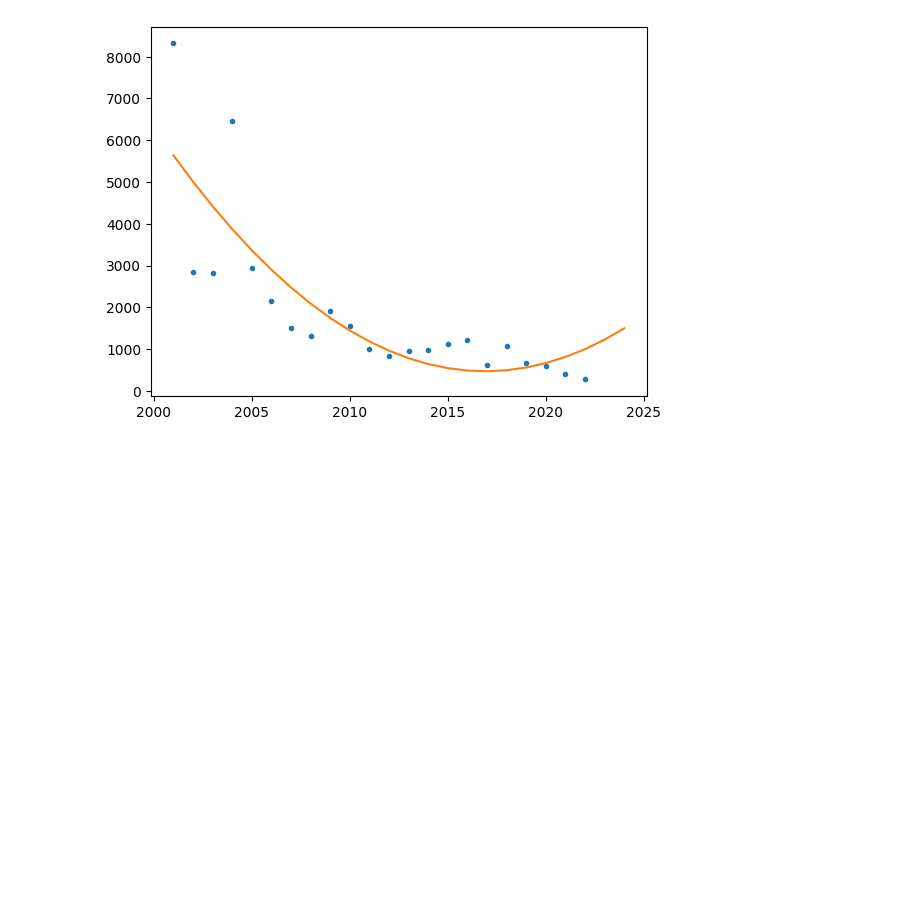
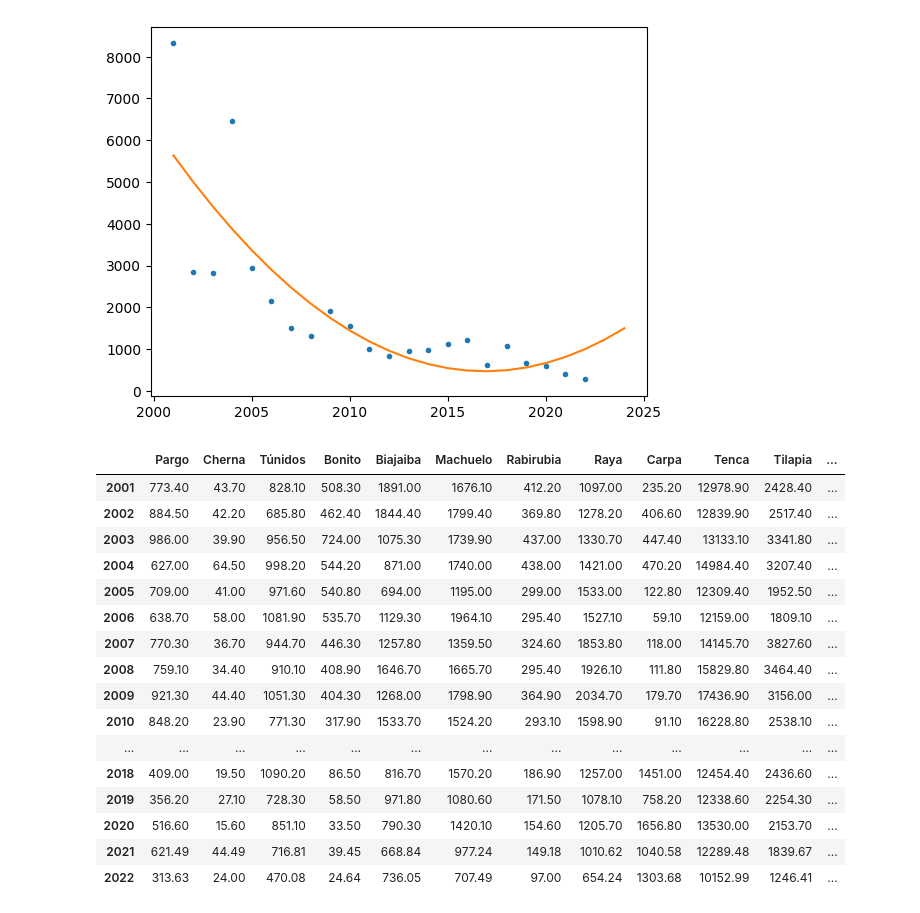
Before and after one commit to ALbertE03/data_product, a Jupyter notebook: predict.ipynb, the cells around one changed output. Drawn from its saved outputs; the diff is of its cells as text; code cells hidden in the pictures; blank space fills up the shorter version.

```diff
--- a/predict.ipynb
+++ b/predict.ipynb
@@ -814,3 +814,23 @@ plt.show()
 r2_score: 0.68
 [1230.93909091 1500.37066628]
 [figure]
+# %%
+peces
+# %% [output]
+|  | Pargo | Cherna | Túnidos | Bonito | Biajaiba | Machuelo | Rabirubia | Raya | Carpa | Tenca | Tilapia | ... |
+| 2001 | 773.40 | 43.70 | 828.10 | 508.30 | 1891.00 | 1676.10 | 412.20 | 1097.00 | 235.20 | 12978.90 | 2428.40 | ... |
+| 2002 | 884.50 | 42.20 | 685.80 | 462.40 | 1844.40 | 1799.40 | 369.80 | 1278.20 | 406.60 | 12839.90 | 2517.40 | ... |
+| 2003 | 986.00 | 39.90 | 956.50 | 724.00 | 1075.30 | 1739.90 | 437.00 | 1330.70 | 447.40 | 13133.10 | 3341.80 | ... |
+| 2004 | 627.00 | 64.50 | 998.20 | 544.20 | 871.00 | 1740.00 | 438.00 | 1421.00 | 470.20 | 14984.40 | 3207.40 | ... |
+| 2005 | 709.00 | 41.00 | 971.60 | 540.80 | 694.00 | 1195.00 | 299.00 | 1533.00 | 122.80 | 12309.40 | 1952.50 | ... |
+| 2006 | 638.70 | 58.00 | 1081.90 | 535.70 | 1129.30 | 1964.10 | 295.40 | 1527.10 | 59.10 | 12159.00 | 1809.10 | ... |
+| 2007 | 770.30 | 36.70 | 944.70 | 446.30 | 1257.80 | 1359.50 | 324.60 | 1853.80 | 118.00 | 14145.70 | 3827.60 | ... |
+| 2008 | 759.10 | 34.40 | 910.10 | 408.90 | 1646.70 | 1665.70 | 295.40 | 1926.10 | 111.80 | 15829.80 | 3464.40 | ... |
+| 2009 | 921.30 | 44.40 | 1051.30 | 404.30 | 1268.00 | 1798.90 | 364.90 | 2034.70 | 179.70 | 17436.90 | 3156.00 | ... |
+| 2010 | 848.20 | 23.90 | 771.30 | 317.90 | 1533.70 | 1524.20 | 293.10 | 1598.90 | 91.10 | 16228.80 | 2538.10 | ... |
+| ... | ... | ... | ... | ... | ... | ... | ... | ... | ... | ... | ... | ... |
+| 2018 | 409.00 | 19.50 | 1090.20 | 86.50 | 816.70 | 1570.20 | 186.90 | 1257.00 | 1451.00 | 12454.40 | 2436.60 | ... |
+| 2019 | 356.20 | 27.10 | 728.30 | 58.50 | 971.80 | 1080.60 | 171.50 | 1078.10 | 758.20 | 12338.60 | 2254.30 | ... |
+| 2020 | 516.60 | 15.60 | 851.10 | 33.50 | 790.30 | 1420.10 | 154.60 | 1205.70 | 1656.80 | 13530.00 | 2153.70 | ... |
+| 2021 | 621.49 | 44.49 | 716.81 | 39.45 | 668.84 | 977.24 | 149.18 | 1010.62 | 1040.58 | 12289.48 | 1839.67 | ... |
+| 2022 | 313.63 | 24.00 | 470.08 | 24.64 | 736.05 | 707.49 | 97.00 | 654.24 | 1303.68 | 10152.99 | 1246.41 | ... |
```
Also changed, not shown: 4 other files.
